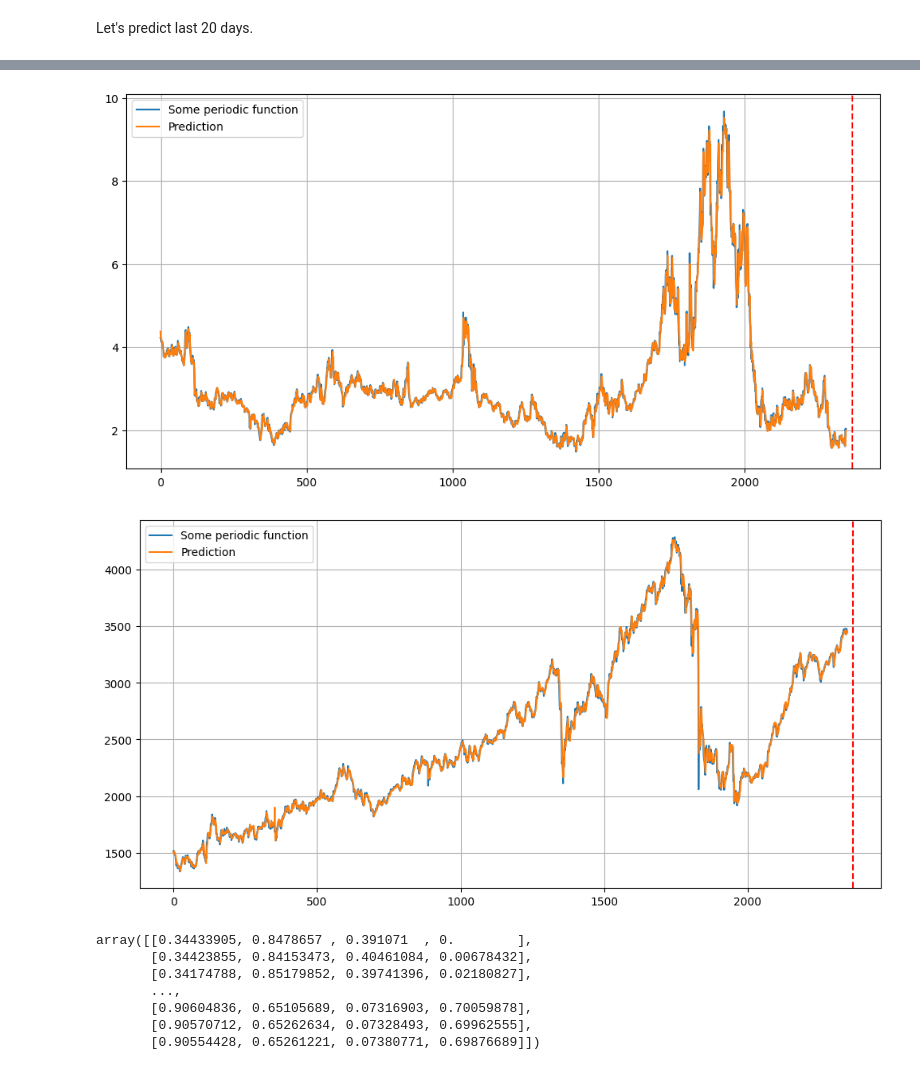
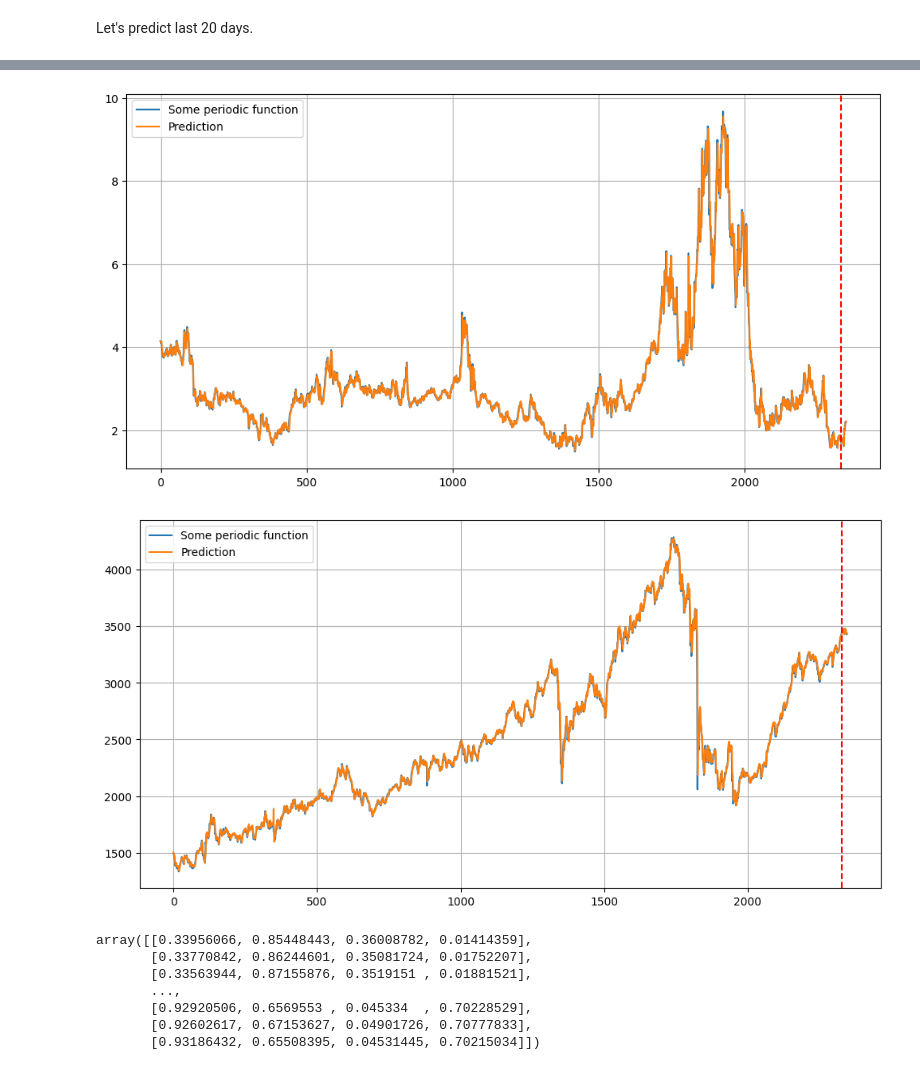
Before and after one commit to alexkalitenko125/ML_for_finance, a Jupyter notebook: Finance_5.ipynb, the cells around one changed output, grey strips where cells are left out. Drawn from its saved outputs; the diff is of its cells as text; code cells hidden in the pictures.

```diff
--- a/Finance_5.ipynb
+++ b/Finance_5.ipynb
@@ -459,20 +459,20 @@ x_s, y_s = sliding_windows(scaler1.transform(df.to_numpy().reshape(-1,num_classe
 lstm.eval()
 
 train_predict = lstm(x_s)
-display(data=df[seq_length:len(df)].to_numpy().reshape(-1,num_classes)[:,2], pred=list(scaler1.inverse_transform(train_predict.detach().numpy().reshape(-1,num_classes)).reshape(-1,num_classes)[:,2]), vert=train_size)
+display(data=df[seq_length:len(df)].to_numpy().reshape(-1,num_classes)[:,2], pred=list(scaler1.inverse_transform(train_predict.detach().numpy().reshape(-1,num_classes)).reshape(-1,num_classes)[:,2]), vert=train_size-seq_length+1)
 # %% [output]
-[figure, old version]
+[figure, new version]
 # %%
 x_s, y_s = sliding_windows(scaler1.transform(df.to_numpy().reshape(-1,num_classes)), seq_length)
 
 lstm.eval()
 
 train_predict = lstm(x_s)
-display(data=df[seq_length:len(df)].to_numpy().reshape(-1,num_classes)[:,3], pred=list(scaler1.inverse_transform(train_predict.detach().numpy().reshape(-1,num_classes)).reshape(-1,num_classes)[:,3]), vert=train_size)
+display(data=df[seq_length:len(df)].to_numpy().reshape(-1,num_classes)[:,3], pred=list(scaler1.inverse_transform(train_predict.detach().numpy().reshape(-1,num_classes)).reshape(-1,num_classes)[:,3]), vert=train_size-seq_length+1)
 # %% [output]
-[figure, old version]
+[figure, new version]
 # %%
-data_pred = scaler1.transform(df.to_numpy().reshape(-1,num_classes))
+data_pred = scaler1.transform(df[:train_size].to_numpy().reshape(-1,num_classes))
 
 x_s, y_s = sliding_windows(data_pred, seq_length)
 for i in range(20):
@@ -480,13 +480,13 @@ for i in range(20):
     x_s, y_s = sliding_windows(data_pred, seq_length)
 data_pred
 # %% [output]
-array([[0.34433905, 0.8478657 , 0.391071  , 0.        ],
-       [0.34423855, 0.84153473, 0.40461084, 0.00678432],
-       [0.34174788, 0.85179852, 0.39741396, 0.02180827],
+array([[0.33956066, 0.85448443, 0.36008782, 0.01414359],
+       [0.33770842, 0.86244601, 0.35081724, 0.01752207],
+       [0.33563944, 0.87155876, 0.3519151 , 0.01881521],
        ...,
-       [0.90604836, 0.65105689, 0.07316903, 0.70059878],
-       [0.90570712, 0.65262634, 0.07328493, 0.69962555],
-       [0.90554428, 0.65261221, 0.07380771, 0.69876689]])
+       [0.92920506, 0.6569553 , 0.045334  , 0.70228529],
+       [0.92602617, 0.67153627, 0.04901726, 0.70777833],
+       [0.93186432, 0.65508395, 0.04531445, 0.70215034]])
 # %%
 df[-20:]
 # %% [output]
```
Also changed, not shown: parts of 31 cells of this notebook.
